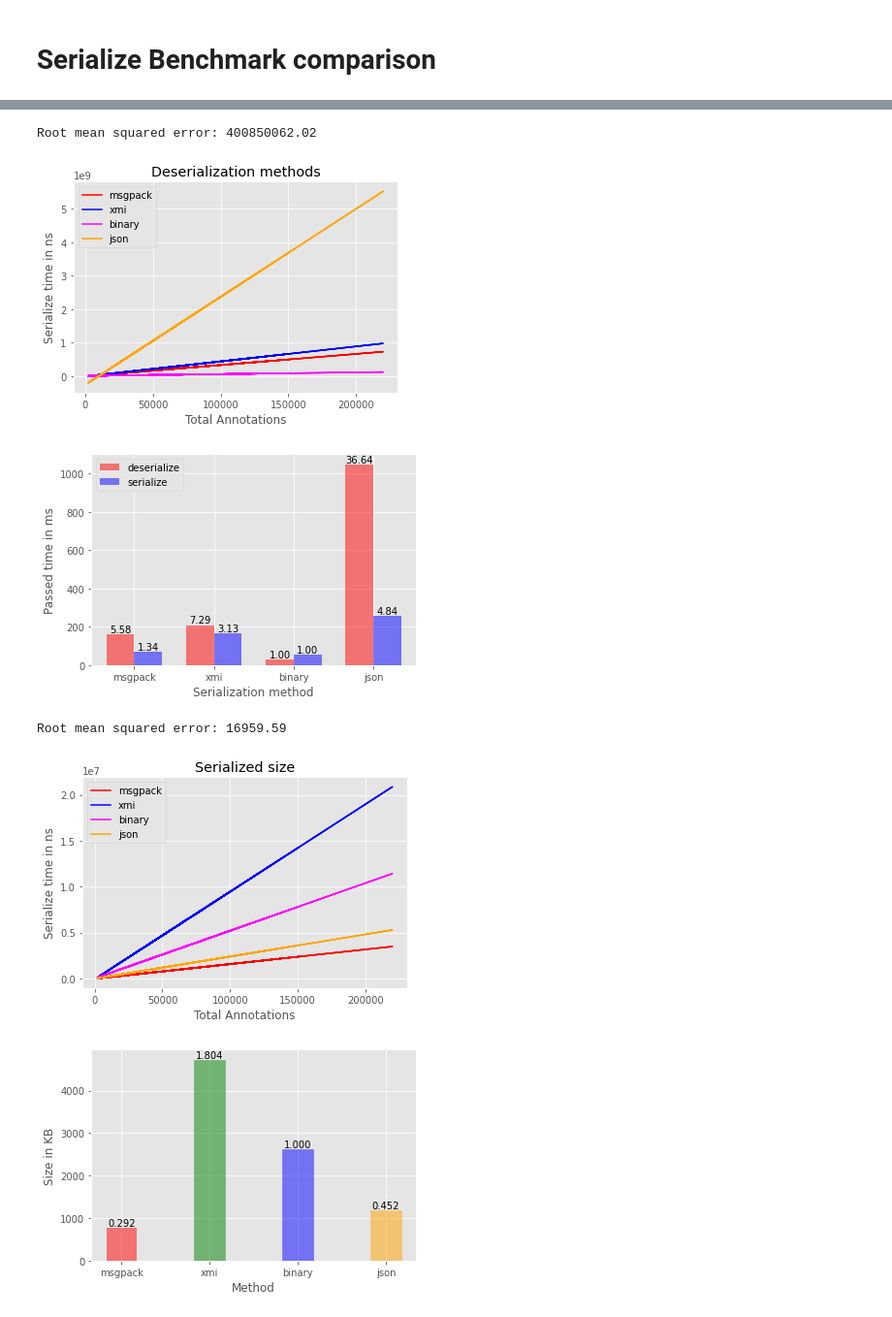
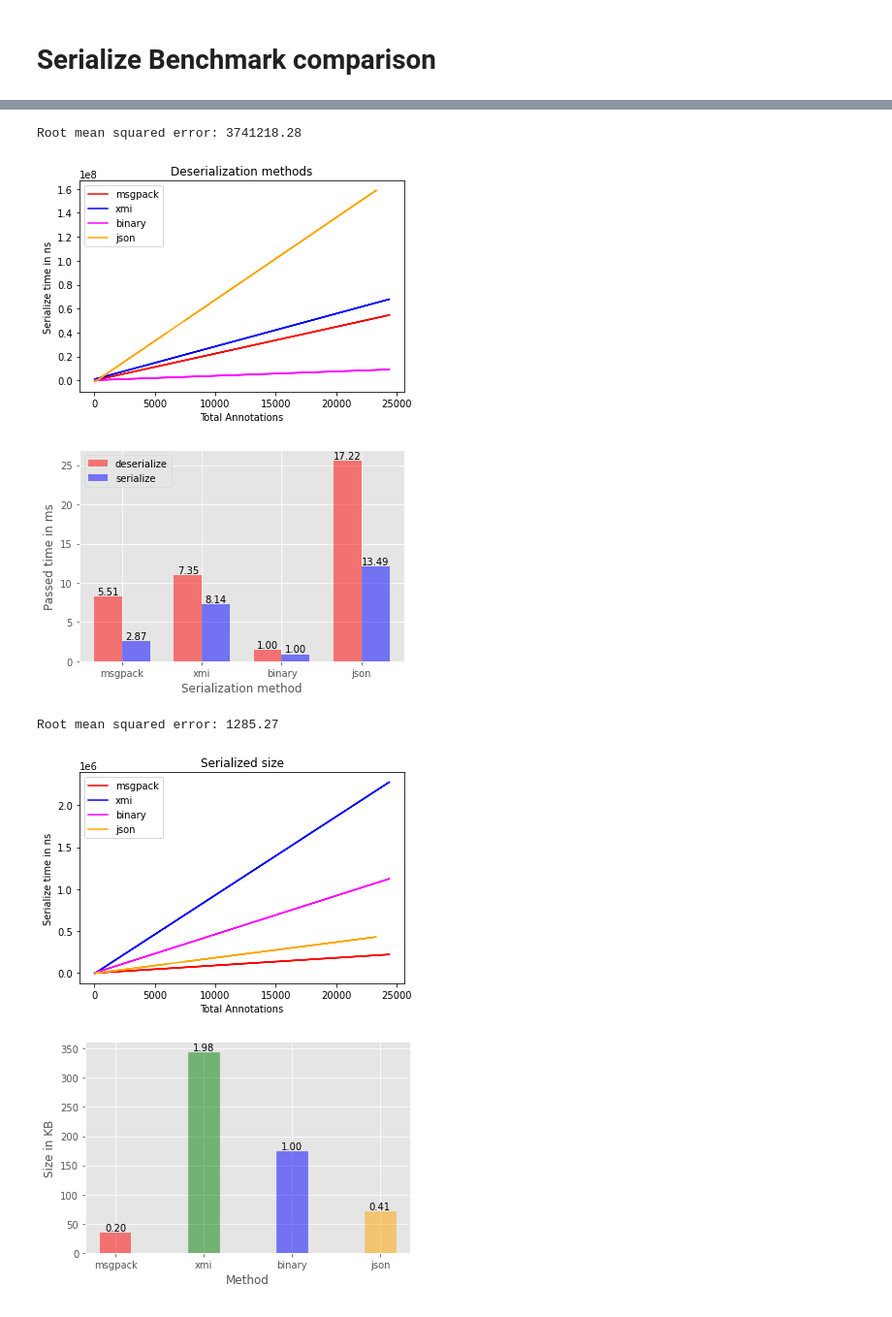
Before and after one commit to texttechnologylab/DockerUnifiedUIMAInterface, a Jupyter notebook: benchmark_containers/analysis.ipynb, the cells around one changed output, grey strips where cells are left out. Shown: that part at 97% size. Cells and saved outputs as stored; diff of their text form; code cells hidden in the pictures.

```diff
--- a/benchmark_containers/analysis.ipynb
+++ b/benchmark_containers/analysis.ipynb
@@ -9,9 +9,7 @@ import numpy as np
 import sklearn
 import matplotlib.pyplot as plt
 # %%
-root = 'serialization/'
-experiment = 'ger1000'
-con = sqlite3.connect('serialization/serialization_gercorpa_1000.db')
+con = sqlite3.connect('../performance.db')
 # %%
 # Print all pipeline runs
 cur = con.cursor()
@@ -449,9 +455,7 @@ plt.savefig(root+'amdahl_spacy_theory_3d_serialize_variation'+experiment+'.pgf',
 # %% [markdown]
 # Serialize Benchmark comparison
 # %%
-con = sqlite3.connect("serialization/serialization_gercorpa_100.db")
-root = 'serialization/'
-experiment = 'ger1000'
+con = sqlite3.connect('../serialization.db')
 # Print all pipeline runs
 cur = con.cursor()
 names = []
@@ -463,8 +467,8 @@ Pipeline names:  ['run_serde_echo_binary', 'run_serde_echo_xmi', 'run_serde_echo
 # %%
-df_msgpack = pd.read_sql_query("SELECT * from pipeline_document_perf WHERE pipelinename=\"{name}\"".format(name='run_serde_echo_msgpack'), con)
-df_xmi = pd.read_sql_query("SELECT * from pipeline_document_perf WHERE pipelinename=\"{name}\"".format(name='run_serde_echo_xmi'), con)
-df_binary = pd.read_sql_query("SELECT * from pipeline_document_perf WHERE pipelinename=\"{name}\"".format(name='run_serde_echo_binary'), con)
-df_json = pd.read_sql_query("SELECT * from pipeline_document_perf WHERE pipelinename=\"{name}\"".format(name='run_serde_echo_json'), con)
+df_msgpack = pd.read_sql_query("SELECT * from pipeline_document_perf WHERE pipelinename=\"{name}\"".format(name='run_serialize_msgpack'), con)
+df_xmi = pd.read_sql_query("SELECT * from pipeline_document_perf WHERE pipelinename=\"{name}\"".format(name='run_serialize_xmi'), con)
+df_binary = pd.read_sql_query("SELECT * from pipeline_document_perf WHERE pipelinename=\"{name}\"".format(name='run_serialize_binary'), con)
+df_json = pd.read_sql_query("SELECT * from pipeline_document_perf WHERE pipelinename=\"{name}\"".format(name='run_serialize_json'), con)
 
 df_msgpack.head()
 # %% [output]
@@ -592,8 +596,8 @@ plt.title('Deserialization methods')
 
 print("Root mean squared error: {error:.2f}".format(error=np.sqrt(sklearn.metrics.mean_squared_error(Y_pred_java, Y_java))))
 # %% [output]
-Root mean squared error: 400850062.02
+Root mean squared error: 3741218.28
-[figure, old version]
+[figure, new version]
 # %%
 plt.style.use('ggplot')
 a = df_msgpack["durationDeserialize"].mean()/(1024*1024)
@@ -623,10 +627,10 @@ plt.xticks(ind + 0.35 / 2, ('msgpack', 'xmi', 'binary', 'json'))
 plt.legend(['deserialize','serialize'])
 plt.ylabel('Passed time in ms')
 plt.xlabel('Serialization method')
-plt.savefig(root+'serialize_deserialize_performance'+experiment+'.png', dpi=300, bbox_inches = 'tight')
-#plt.savefig(root+'serialize_deserialize_performance'+experiment+'.pgf', dpi=300, bbox_inches = 'tight', backend='pgf')
+plt.savefig('serialize_deserialize_performance.png', dpi=300, bbox_inches = 'tight')
+plt.savefig('serialize_deserialize_performance.pgf', dpi=300, bbox_inches = 'tight', backend='pgf')
 # %% [output]
-[figure, old version]
+[figure, new version]
 # %%
 size = df_msgpack["totalAnnotations"].to_numpy().shape[0]
 X_java = np.reshape(df_msgpack["totalAnnotations"].to_numpy(),(-1,1))
@@ -664,29 +668,29 @@ plt.title('Serialized size')
 
 print("Root mean squared error: {error:.2f}".format(error=np.sqrt(sklearn.metrics.mean_squared_error(Y_pred_java, Y_java))))
 # %% [output]
-Root mean squared error: 16959.59
+Root mean squared error: 1285.27
-[figure, old version]
+[figure, new version]
 # %%
 plt.style.use('ggplot')
 a = df_msgpack["serializedSize"].mean()/(1024)
 b = df_xmi["serializedSize"].mean()/(1024)
 c = df_binary["serializedSize"].mean()/(1024)
 d = df_json["serializedSize"].mean()/(1024)
 bar = plt.bar(['msgpack','xmi','binary','json'],[a,b,c,d],0.35, align='center', alpha=0.5, color='r')
 vals = [a,b,c,d]
 bar[1].set_color('g')
 bar[2].set_color('b')
 bar[3].set_color('orange')
 for (i,rect) in enumerate(bar):
     height = rect.get_height()
     val = vals[i]/c
-    plt.text(rect.get_x() + rect.get_width() / 2.0, height, f'{val:.3f}', ha='center', va='bottom')
+    plt.text(rect.get_x() + rect.get_width() / 2.0, height, f'{val:.2f}', ha='center', va='bottom')
 plt.ylabel("Size in KB")
 plt.xlabel("Method")
-plt.savefig(root+'serialization_size'+experiment+'.png', dpi=300, bbox_inches = 'tight')
-#plt.savefig(root+'serialization_size'+experiment+'.pgf', dpi=300, bbox_inches = 'tight',backend='pgf')
+plt.savefig('serialization_size.png', dpi=300, bbox_inches = 'tight')
+plt.savefig('serialization_size.pgf', dpi=300, bbox_inches = 'tight',backend='pgf')
 # %% [output]
-[figure, old version]
+[figure, new version]
 # %%
 con = sqlite3.connect('../serialization_gercorpa.db')
 # %%
```
Also changed, not shown: parts of 42 cells of this notebook, 24 other files.
